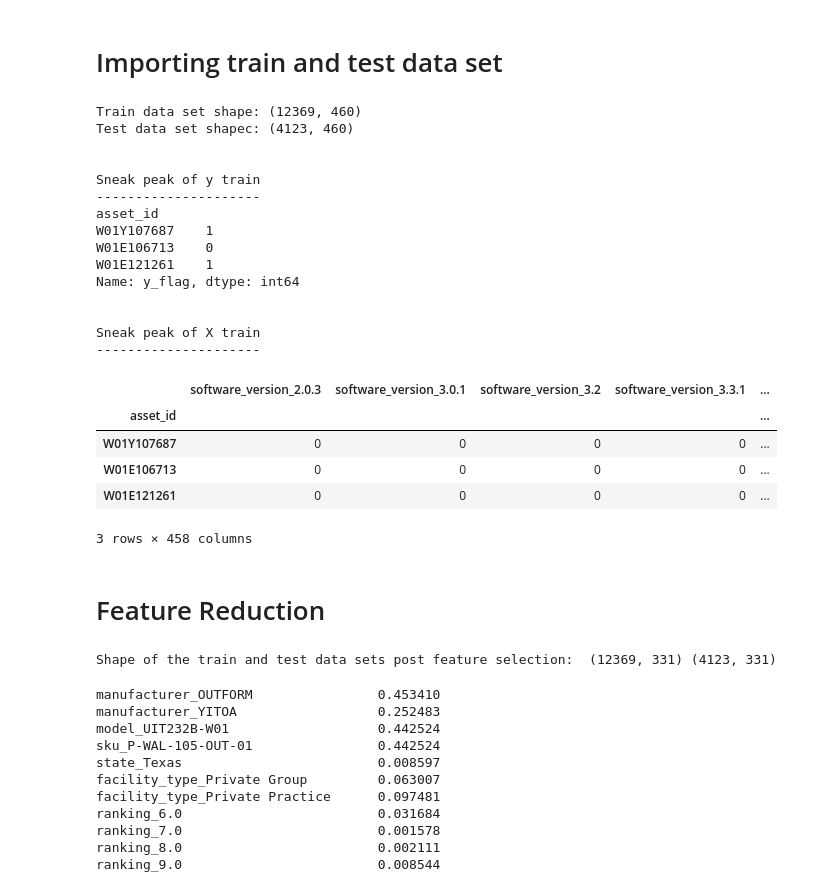
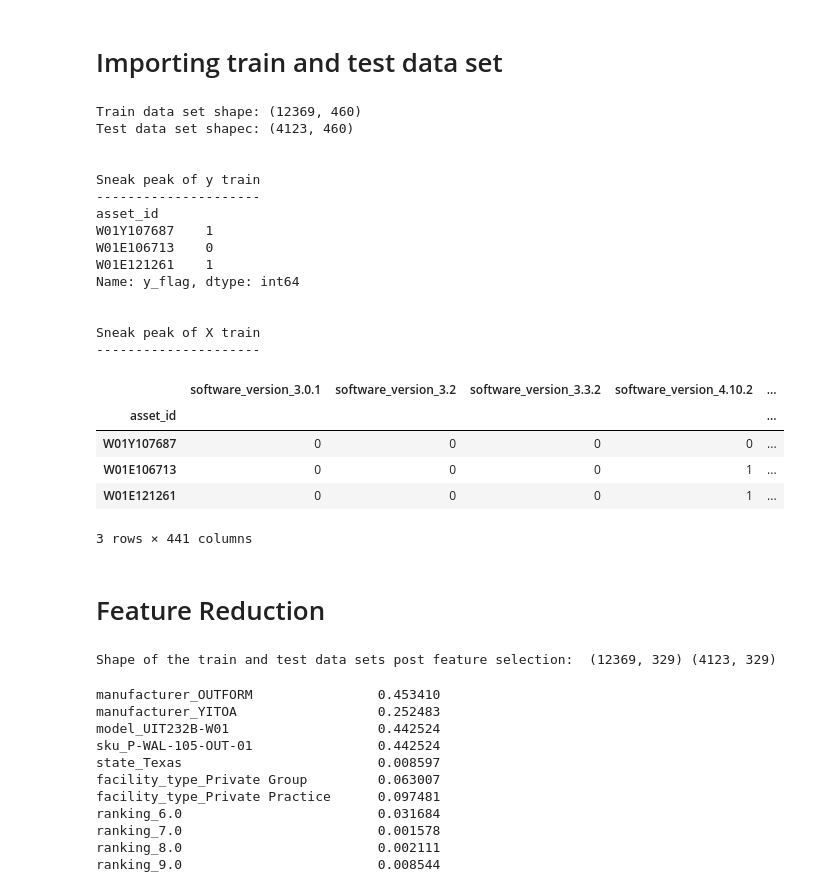
Before and after one commit to oh-swetha-unnava/MIA_Analysis, a Jupyter notebook: Wallboard/JupyterNotebooks/Baseline Models.ipynb, the cells around one changed output. Drawn from its saved outputs; the diff is of its cells as text; code cells hidden in the pictures.

```diff
--- a/Wallboard/JupyterNotebooks/Baseline Models.ipynb
+++ b/Wallboard/JupyterNotebooks/Baseline Models.ipynb
@@ -52,44 +52,65 @@ print('Test data set shapec:', df_test.shape)
 # Removing 'clinic_had_mia' column
 
 df_train.drop('clinic_had_mia',1,inplace=True)
+df_train.drop('sku_P-WAL-107-ELC-03',1,inplace=True)
+df_train.drop('sku_P-WAL-106-ELC-01',1,inplace=True)
+
 df_test.drop('clinic_had_mia',1,inplace=True)
+df_test.drop('sku_P-WAL-107-ELC-03',1,inplace=True)
+df_test.drop('sku_P-WAL-106-ELC-01',1,inplace=True)
+
+
+# Removing variables that had prevalance greater than 85% around the same type of devices and device count < 200
+
+prev_cols = ['software_version_2.0.3', 'software_version_3.3.1',
+       'software_version_3.5', 'software_version_4.10.1',
+       'software_version_4.2.2', 'software_version_4.3.2',
+       'software_version_4.3.3', 'software_version_4.5.1',
+       'model_UIT232B-B06', 'sku_P-WAL-104-OUT-01',
+       'is_battery_charging_False', 'specialty_Critical Care Medicine',
+       'specialty_Hepatology', 'specialty_Otolaryngology',
+       'specialty_Pathology']
+
+for col in prev_cols:
+    df_train.drop(col,1,inplace=True)
+    df_test.drop(col,1,inplace=True)
 
 
 # Splitting the train and test data to X ( independent variables ) and y ( dependent variables ) set
 X_train = df_train.iloc[:,:-1]
 y_train = df_train.iloc[:,-1]
 X_test = df_test.iloc[:,:-1]
 y_test = df_test.iloc[:,-1]
 print('\n')
 print('Sneak peak of y train')
 print("---------------------")
 print(y_train.head(3))
 print('\n')
 print('Sneak peak of X train')
 print("---------------------")
 X_train.head(3)
 # %% [output]
 Train data set shape: (12369, 460)
 Test data set shapec: (4123, 460)
 
 
 Sneak peak of y train
 ---------------------
 asset_id
 W01Y107687    1
 W01E106713    0
 W01E121261    1
 Name: y_flag, dtype: int64
 
 
 Sneak peak of X train
 ---------------------
-|  | software_version_2.0.3 | software_version_3.0.1 | software_version_3.2 | software_version_3.3.1 | ... |
+|  | software_version_3.0.1 | software_version_3.2 | software_version_3.3.2 | software_version_4.10.2 | ... |
 | asset_id |  |  |  |  | ... |
 | W01Y107687 | 0 | 0 | 0 | 0 | ... |
-| W01E106713 | 0 | 0 | 0 | 0 | ... |
-| W01E121261 | 0 | 0 | 0 | 0 | ... |
+| W01E106713 | 0 | 0 | 0 | 1 | ... |
+| W01E121261 | 0 | 0 | 0 | 1 | ... |
-3 rows × 458 columns
+3 rows × 441 columns
 # %% [markdown]
 # Feature Reduction
 # %%
@@ -101,7 +122,7 @@ X_test_fs = X_test[X_test.columns[sel.get_support(indices=True)]]
 
 print("Shape of the train and test data sets post feature selection: ", X_train_fs.shape, X_test_fs.shape)
 # %% [output]
-Shape of the train and test data sets post feature selection:  (12369, 331) (4123, 331)
+Shape of the train and test data sets post feature selection:  (12369, 329) (4123, 329)
 # %%
 #get correlations of each features in dataset
 data = pd.concat([X_train_fs,y_train],axis = 1)
```
Also changed, not shown: parts of 23 cells of this notebook, 1 other file.
